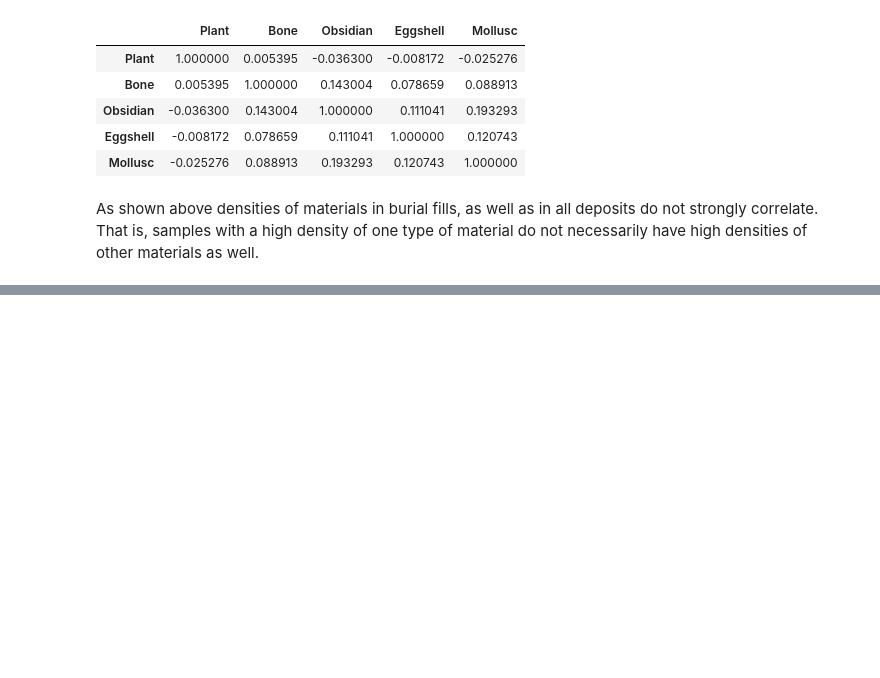
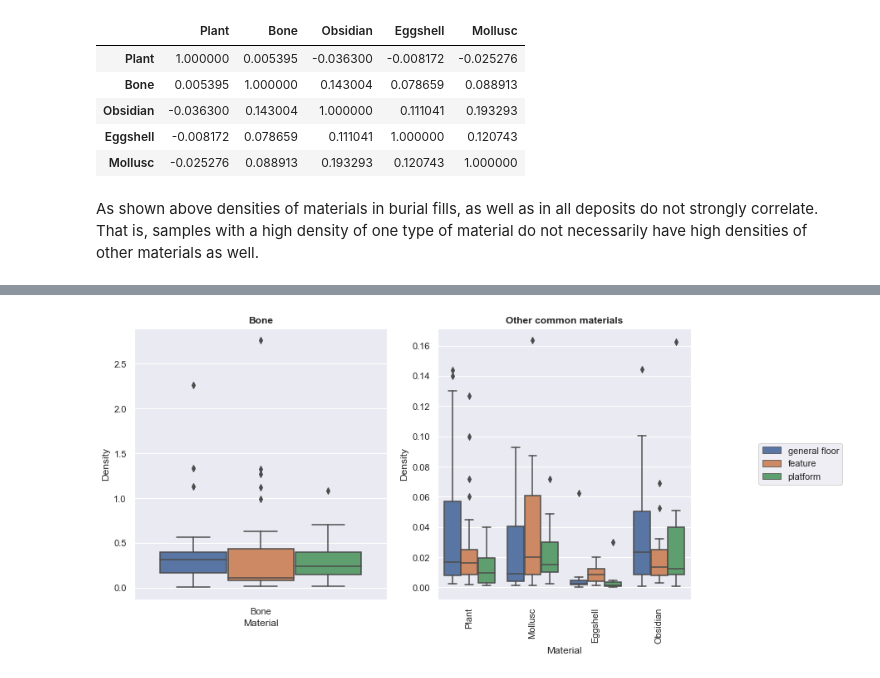
Before and after one commit to MilVas/Building77, a Jupyter notebook: HR_exploratory_analysis.ipynb, the cells around one changed output, grey strips where cells are left out. Saved outputs shown, nothing was run; the diff lists cells and outputs as text; code cells hidden in the pictures; blank space fills up the shorter version.

```diff
--- a/HR_exploratory_analysis.ipynb
+++ b/HR_exploratory_analysis.ipynb
@@ -418,0 +470,5 @@ As shown above densities of materials in burial fills, as well as in all deposit
+# %%
+# dropping unknown floor deposit as we do not know its type:
+floors_density = floors_density.loc[floors_density['contextsubtype']!= 'floors unknown']
+
+floors_density['contextsubtype'].value_counts()
@@ -418,0 +496,11 @@ As shown above densities of materials in burial fills, as well as in all deposit
+# %%
+#rearranging the table so that all densities are stored in one column
+
+floor_cols = ['UNIT','Sample','FlotNumber','GID','SumofFlotVolume','Mound','Area','Building','Space','Feature','Description','Location','DataCategory','context','contextsubtype','OccPhase']
+
+floors_density2 = floors_density.melt(id_vars = floor_cols,
+                   var_name  = 'Material',
+                   value_name = 'Density')
+
+
+floors_density2.head()
@@ -418,0 +514,31 @@ As shown above densities of materials in burial fills, as well as in all deposit
+# %%
+# As bone density is much higher than the other common materials, it will be separated,for a better visualization
+
+#selecting common materials expect bone
+floors_density_selection = floors_density2[floors_density2['Material'].isin(['Plant','Eggshell','Obsidian','Mollusc'])]
+
+#selecting bone
+floors_bone = floors_density2.loc[floors_density2['Material']== 'Bone']
+# %%
+#visualising material densities
+fig, ax = plt.subplots(nrows=1, ncols=2, figsize = (12,6))
+
+sns.boxplot('Material','Density',data= floors_bone, hue= 'contextsubtype',
+             ax=ax[0]);
+ax[0].set_title("Bone", fontweight='bold');
+
+sns.boxplot('Material','Density',data= floors_density_selection, hue= 'contextsubtype',
+             ax=ax[1]);
+ax[1].set_title("Other common materials", fontweight='bold');
+
+
+
+plt.xticks(rotation=90);
+
+
+for a in ax:
+    plt.sca(a)
+    ax[0].legend(loc='center left', bbox_to_anchor=(1.25, 0.5), ncol=1)
+    ax[1].legend(loc='center left', bbox_to_anchor=(1.25, 0.5), ncol=1)
+# %% [output]
+[figure, added]
```
Also changed, not shown: parts of 17 cells of this notebook.
